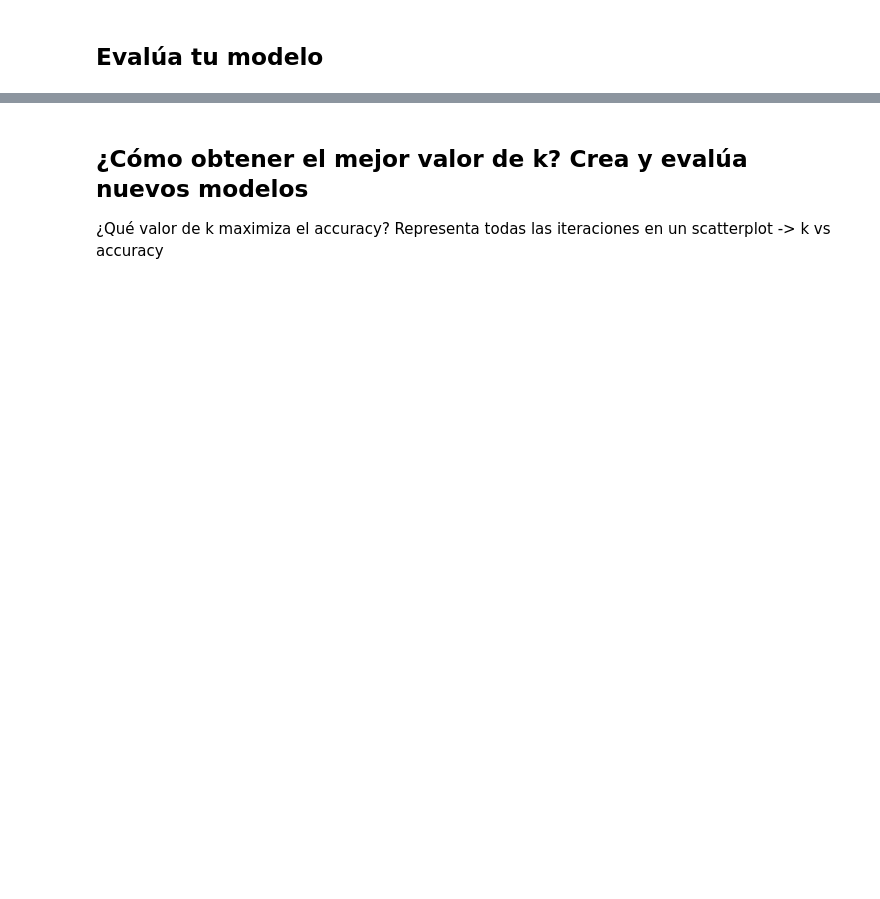
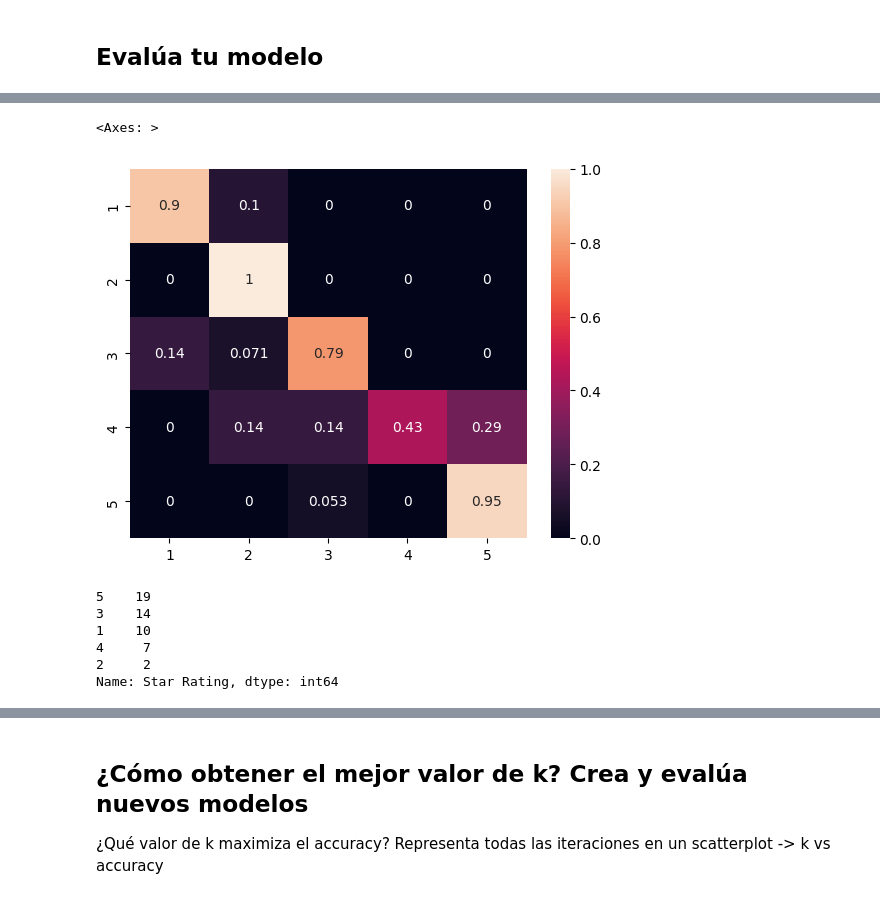
Before and after one commit to angelrodnah/2309_dsft_thebridge, a Jupyter notebook: 3-Machine_Learning/1-Supervisado/3-RegorClass/7-KNN/ejercicios/Ejercicio_k-NearestNeighbor.ipynb, the cells around one changed output, grey strips where cells are left out. Drawn from its saved outputs; the diff is of its cells as text; code cells hidden in the pictures; blank space fills up the shorter version.

```diff
--- a/3-Machine_Learning/1-Supervisado/3-RegorClass/7-KNN/ejercicios/Ejercicio_k-NearestNeighbor.ipynb
+++ b/3-Machine_Learning/1-Supervisado/3-RegorClass/7-KNN/ejercicios/Ejercicio_k-NearestNeighbor.ipynb
@@ -24,0 +150,4 @@ Entrena con un KNN y evalúa el error en train y en test
+# %%
+knn = KNeighborsClassifier(n_neighbors=5)
+# %%
+knn.fit(X_train_scal, y_train)
@@ -26,0 +160,5 @@ Entrena con un KNN y evalúa el error en train y en test
+# %%
+y_pred = knn.predict(X_test_scal)
+print("accuracy_score", accuracy_score(y_test, y_pred))
+print("confusion_matrix\n", confusion_matrix(y_test, y_pred))
+print("multilabel_confusion_matrix\n", multilabel_confusion_matrix(y_test, y_pred))
@@ -26,0 +183,14 @@ Entrena con un KNN y evalúa el error en train y en test
+# %%
+sns.heatmap(confusion_matrix(y_test, y_pred, normalize='true'), annot=True, xticklabels=[1,2,3,4,5], yticklabels=[1,2,3,4,5])
+# %% [output]
+<Axes: >
+[figure, added]
+# %%
+y_test.value_counts()
+# %% [output]
+5    19
+3    14
+1    10
+4     7
+2     2
+Name: Star Rating, dtype: int64
```
Also changed, not shown: parts of 31 cells of this notebook, 1 other file.
